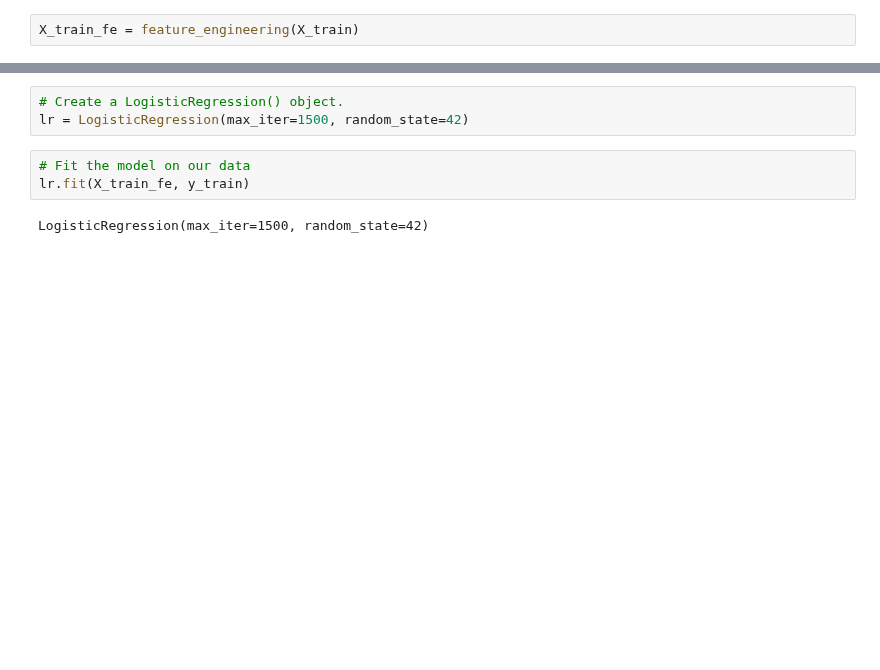
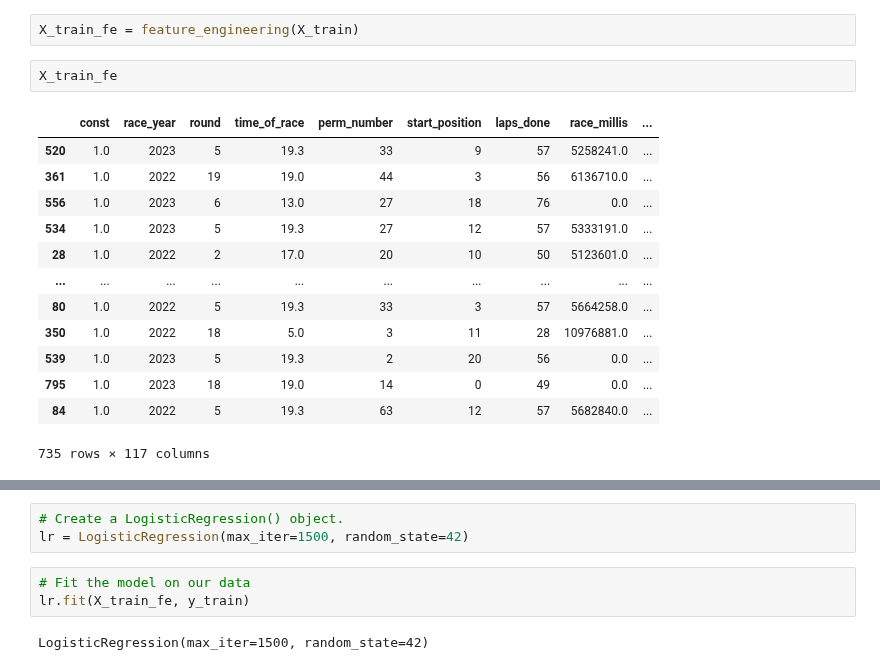
Before and after one commit to nat13lla/Capstone, a Jupyter notebook: datamanipulation/TrainTest_Split_FE.ipynb, the cells around one changed output, grey strips where cells are left out. Drawn from its saved outputs; the diff is of its cells as text; blank space fills up the shorter version.

```diff
--- a/datamanipulation/TrainTest_Split_FE.ipynb
+++ b/datamanipulation/TrainTest_Split_FE.ipynb
@@ -126,6 +127,22 @@ def feature_engineering(df):
   return df
 # %%
 X_train_fe = feature_engineering(X_train)
+# %%
+X_train_fe
+# %% [output]
+|  | const | race_year | round | time_of_race | perm_number | start_position | laps_done | race_millis | ... |
+| 520 | 1.0 | 2023 | 5 | 19.3 | 33 | 9 | 57 | 5258241.0 | ... |
+| 361 | 1.0 | 2022 | 19 | 19.0 | 44 | 3 | 56 | 6136710.0 | ... |
+| 556 | 1.0 | 2023 | 6 | 13.0 | 27 | 18 | 76 | 0.0 | ... |
+| 534 | 1.0 | 2023 | 5 | 19.3 | 27 | 12 | 57 | 5333191.0 | ... |
+| 28 | 1.0 | 2022 | 2 | 17.0 | 20 | 10 | 50 | 5123601.0 | ... |
+| ... | ... | ... | ... | ... | ... | ... | ... | ... | ... |
+| 80 | 1.0 | 2022 | 5 | 19.3 | 33 | 3 | 57 | 5664258.0 | ... |
+| 350 | 1.0 | 2022 | 18 | 5.0 | 3 | 11 | 28 | 10976881.0 | ... |
+| 539 | 1.0 | 2023 | 5 | 19.3 | 2 | 20 | 56 | 0.0 | ... |
+| 795 | 1.0 | 2023 | 18 | 19.0 | 14 | 0 | 49 | 0.0 | ... |
+| 84 | 1.0 | 2022 | 5 | 19.3 | 63 | 12 | 57 | 5682840.0 | ... |
+735 rows × 117 columns
 # %%
 X_train_fe.dtypes
 # %% [output]
```
Also changed, not shown: parts of 12 cells of this notebook.
